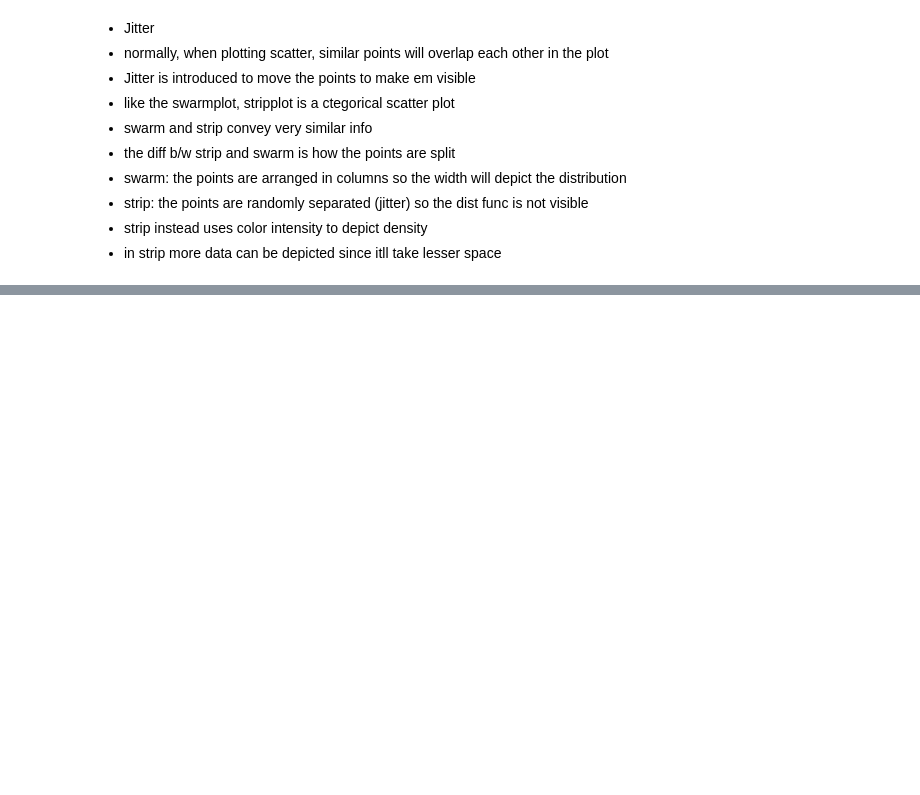
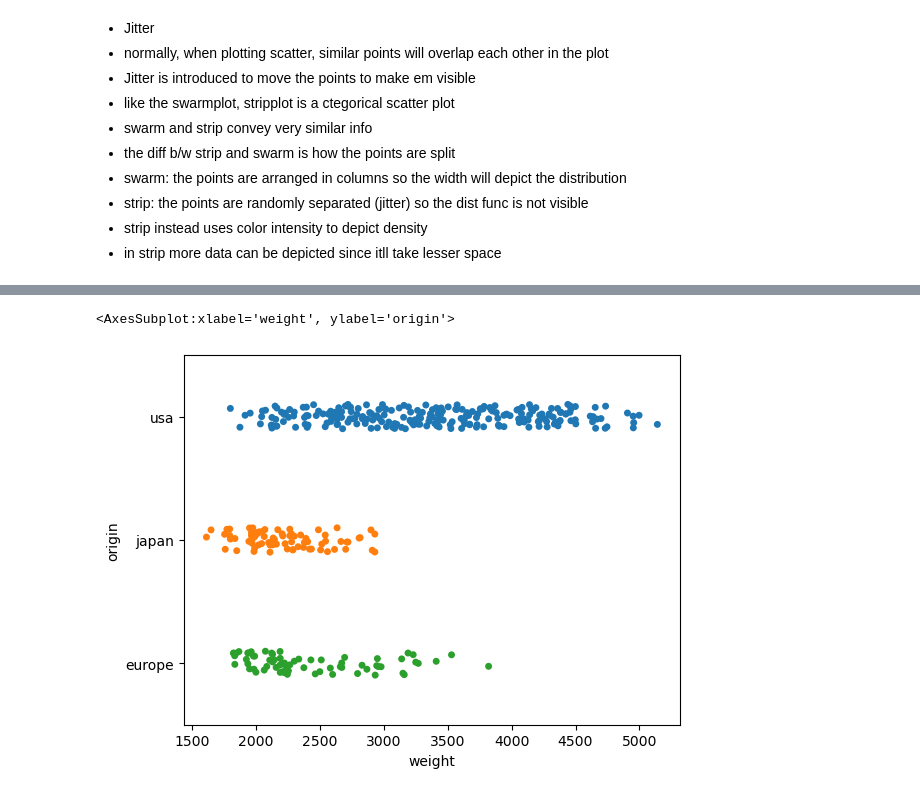
Before and after one commit to sarblohw/py_viz_seaborn, a Jupyter notebook: sns_stripplot.ipynb, the cells around one changed output, grey strips where cells are left out. Cells and saved outputs as stored; diff of their text form; code cells hidden in the pictures; blank space fills up the shorter version.

```diff
--- a/sns_stripplot.ipynb
+++ b/sns_stripplot.ipynb
@@ -28,0 +33,5 @@ sns.stripplot(data = cars, x = 'mpg')
+# %%
+sns.stripplot(cars.weight, cars.origin)
+# %% [output]
+<AxesSubplot:xlabel='weight', ylabel='origin'>
+[figure, added]
```
Also changed, not shown: parts of 11 cells of this notebook.
